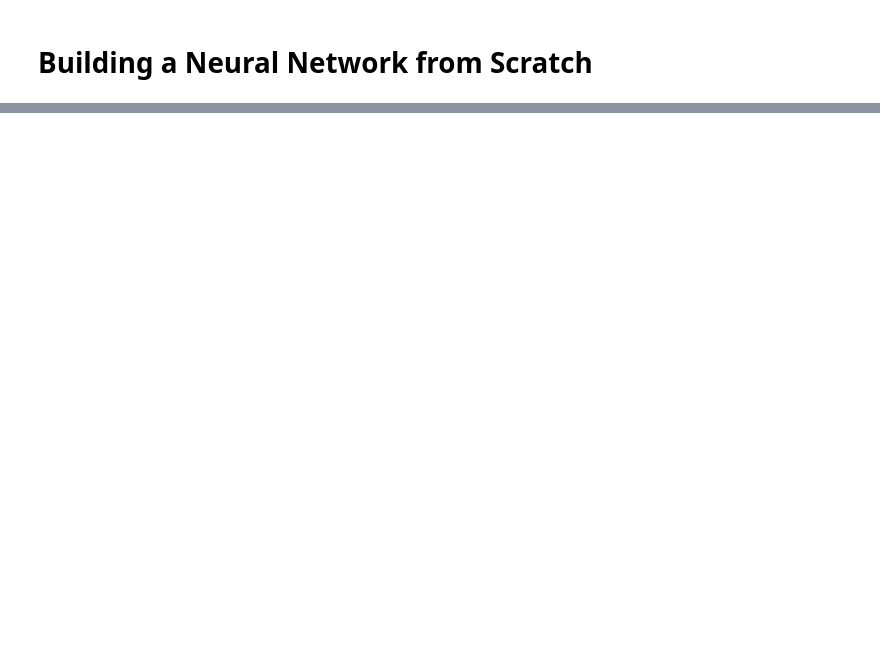
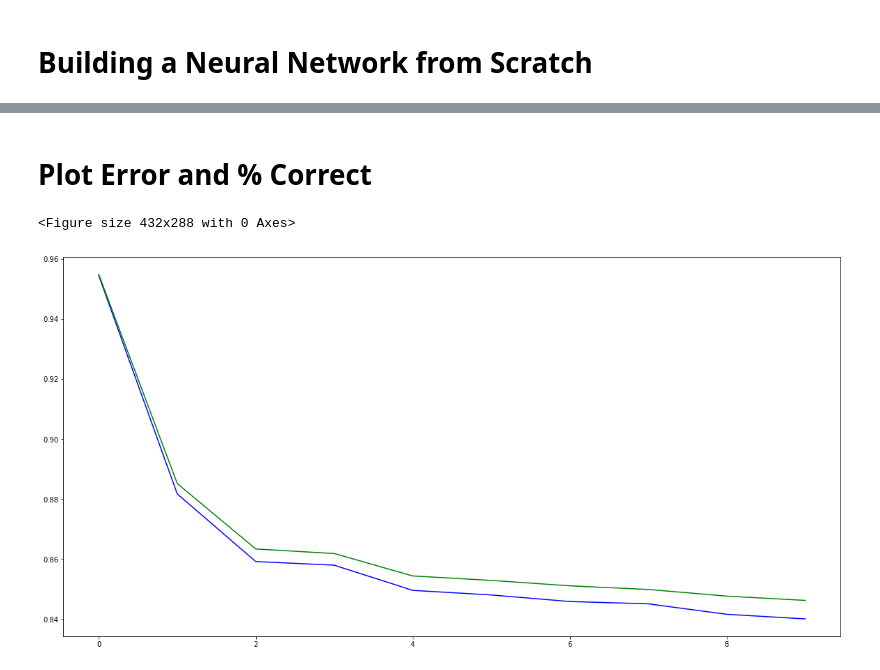
Before and after one commit to ReiiSky/RecurrentLabs, a Jupyter notebook: NeuralNetworks/NeuralNetwork.ipynb, the cells around one changed output, grey strips where cells are left out. Cells and saved outputs as stored; diff of their text form; code cells hidden in the pictures; blank space fills up the shorter version.

```diff
--- a/NeuralNetworks/NeuralNetwork.ipynb
+++ b/NeuralNetworks/NeuralNetwork.ipynb
@@ -190,0 +231,6 @@ Training Epoch 9: 38741 / 60000
+# %%
+#Create Network
+network = Network([784, 250, 10])
+
+#Train Model
+trainingResults, testingResults = network.Train(trainingData, 10, 128, 5, testingData)
@@ -190,0 +248,11 @@ Training Epoch 9: 38741 / 60000
+# %% [markdown]
+# Plot Error and % Correct
+# %%
+plt.clf()
+plt.figure(figsize=(20,10))
+plt.plot(trainingResults[1], color="b")
+plt.plot(testingResults[1], color="g")
+plt.show()
+# %% [output]
+<Figure size 432x288 with 0 Axes>
+[figure, added]
```
Also changed, not shown: parts of 12 cells of this notebook, 1 other file.
